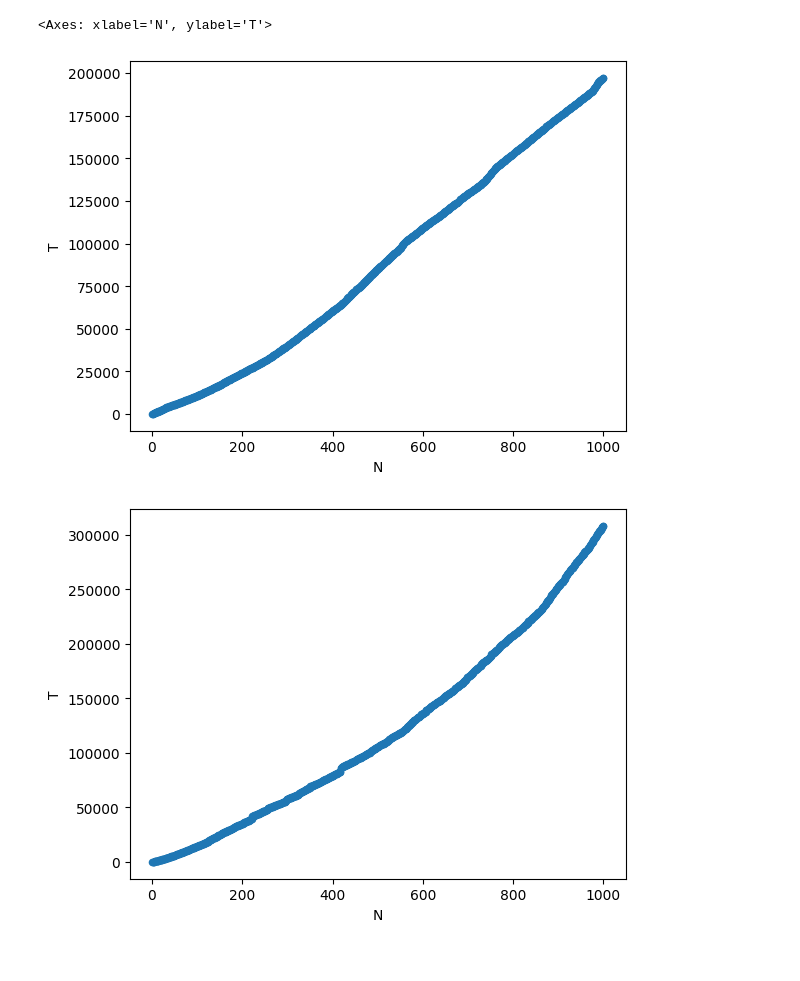
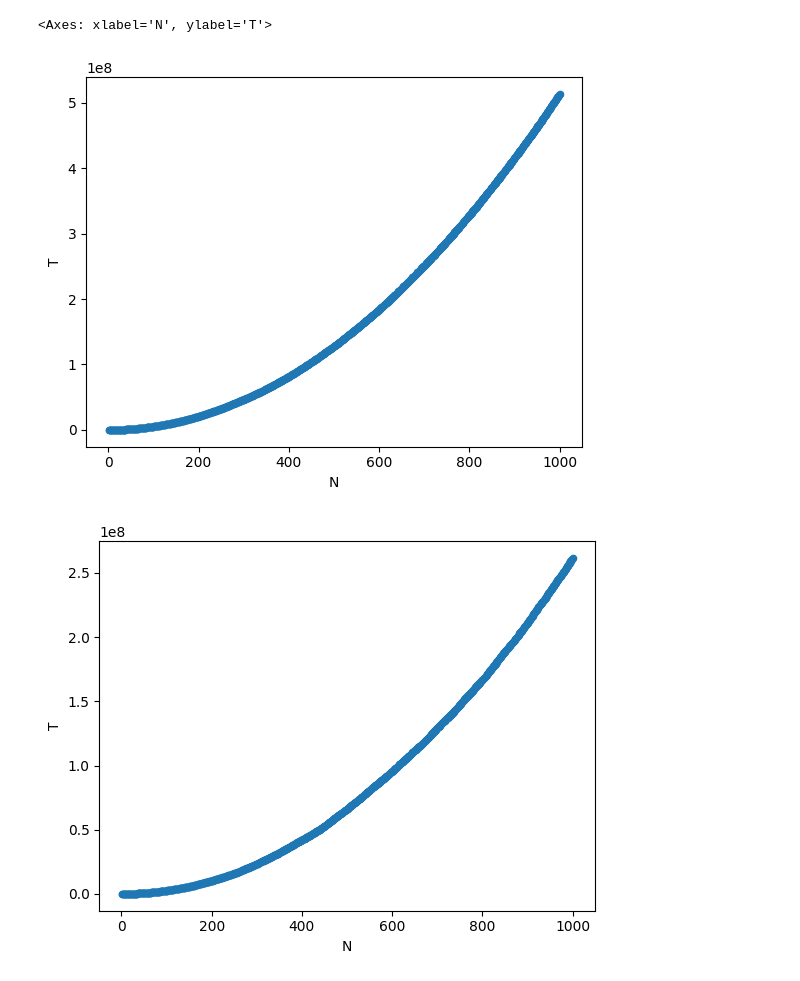
Before and after one commit to LOGHITER/lab01, a Jupyter notebook: lab01/graph.ipynb, the cells around one changed output. Drawn from its saved outputs; the diff is of its cells as text; code cells hidden in the pictures.

```diff
--- a/lab01/graph.ipynb
+++ b/lab01/graph.ipynb
@@ -1,15 +1,19 @@
 # %%
 import pandas as pd;
 import matplotlib.pyplot as plt;
 import numpy as np;
 import seaborn as sns;
 
-data = pd.read_csv('data_binar_search.csv')
-data2 = pd.read_csv('data_search.csv')
+sr = pd.read_csv('data_search_rand.csv')
+sfa = pd.read_csv('data_search_from_array.csv')
+bsr = pd.read_csv('data_binar_search_rand.csv')
+bsfa = pd.read_csv('data_binar_search_from_array.csv')
 
-data.plot.scatter(x = 'N', y = 'T')
-data2.plot.scatter(x='N', y = 'T')
+sr.plot.scatter(x = 'N', y = 'T')
+sfa.plot.scatter(x = 'N', y = 'T')
+bsr.plot.scatter(x = 'N', y = 'T')
+bsfa.plot.scatter(x = 'N', y = 'T')
 # %% [output]
 <Axes: xlabel='N', ylabel='T'>
-[figure, old version]
+[figure, new version]
-[figure, old version]
+[figure, new version]
```
Also changed, not shown: parts of 1 cell of this notebook.
